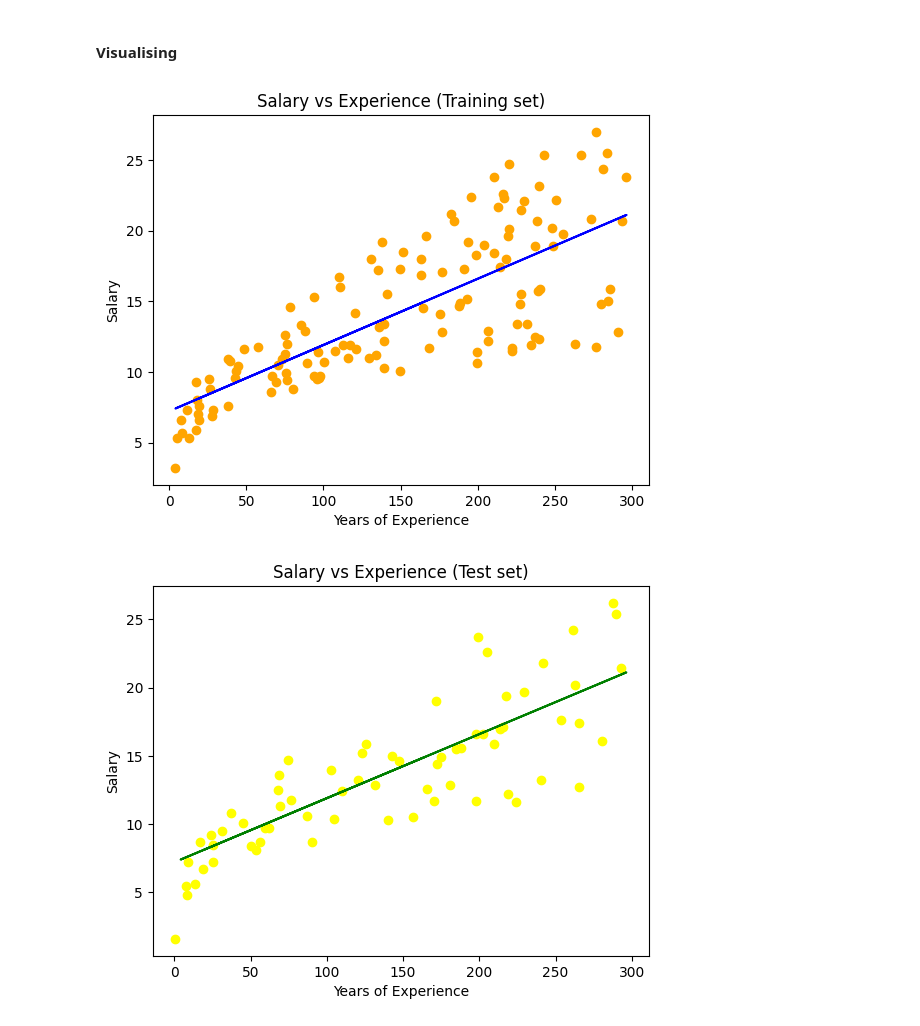
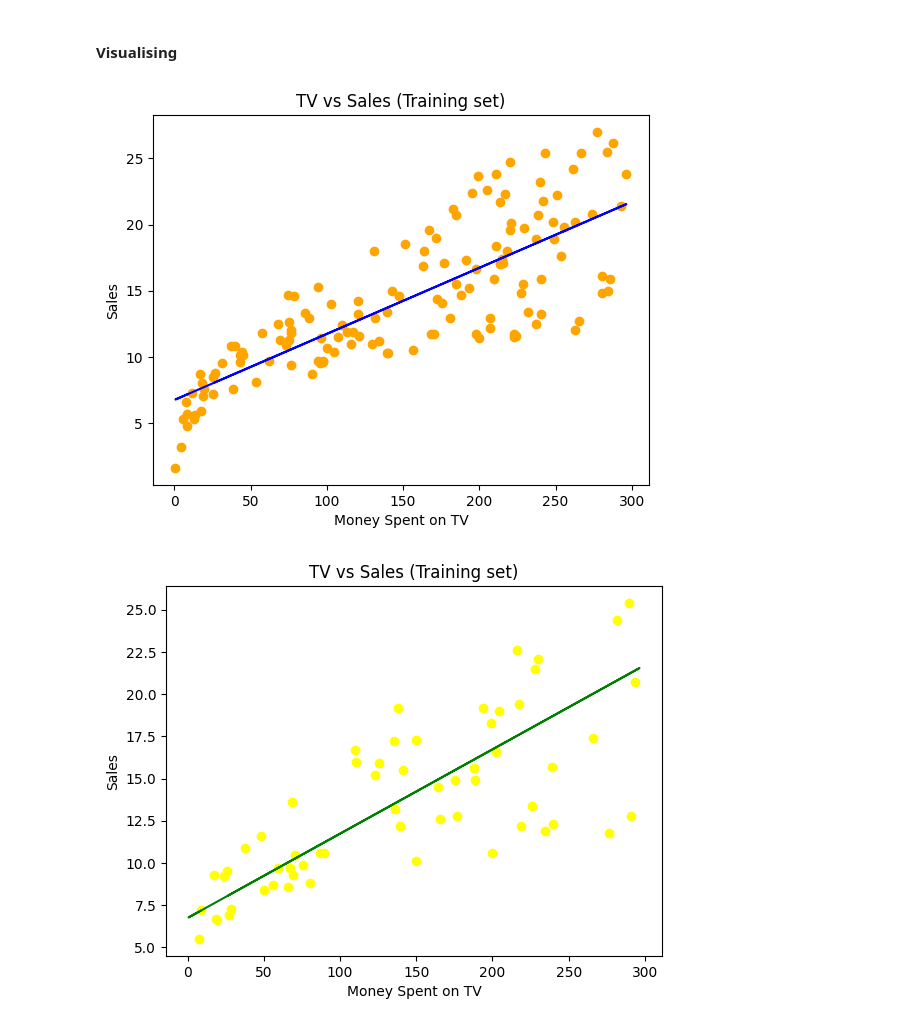
Before and after one commit to ayushjain01/ML-Lab, a Jupyter notebook: Part B/Supervised Learning Algorithms - Simple Linear Regression.ipynb, the cells around one changed output. Saved outputs shown, nothing was run; the diff lists cells and outputs as text; code cells hidden in the pictures.

```diff
--- a/Part B/Supervised Learning Algorithms - Simple Linear Regression.ipynb
+++ b/Part B/Supervised Learning Algorithms - Simple Linear Regression.ipynb
@@ -29,4 +46,6 @@ dataset.head()
 # %%
-X_train,X_test,y_train,y_test = train_test_split(X, y, test_size = 1/3, random_state = 0)
-X_train= X_train.reshape(-1, 1)
-X_test = X_test.reshape(-1, 1)
+X_train,x_test,y_train,y_test=train_test_split(dataset["TV"],dataset["sales"],test_size=0.3)
+X_train = X_train.to_numpy().reshape(-1,1)
+x_test = x_test.to_numpy().reshape(-1,1)
+y_train = y_train.to_numpy().reshape(-1,1)
+y_test = y_test.to_numpy().reshape(-1,1)
@@ -60,21 +84,19 @@ print(y_pred)
 # %%
 plt.scatter(X_train,y_train,color = 'orange')
 plt.plot(X_train, regressor.predict(X_train), color ='blue')
-plt.title('Salary vs Experience (Training set)')
-plt.xlabel('Years of Experience')
-plt.ylabel('Salary')
+plt.title('TV vs Sales (Training set)')
+plt.xlabel('Money Spent on TV')
+plt.ylabel('Sales')
 plt.show()
+plt.scatter(x_test, y_test, color = 'yellow')
+plt.plot(X_train, regressor.predict(X_train), color = 'green')
+plt.title('TV vs Sales (Training set)')
+plt.xlabel('Money Spent on TV')
+plt.ylabel('Sales')
+plt.show()
 # %% [output]
-[figure, old version]
+[figure, new version]
+[figure, added]
-# %%
-plt.scatter(X_test, y_test, color = 'yellow')
-plt.plot(X_train, regressor.predict(X_train), color = 'green')
-plt.title('Salary vs Experience (Test set)')
-plt.xlabel('Years of Experience')
-plt.ylabel('Salary')
-plt.show()
-# %% [output]
-[figure, removed]
 # %%
 mse=mean_squared_error(y_test,y_pred)
 rmse=(mse)**(1/2)
```
Also changed, not shown: parts of 9 cells of this notebook, 8 other files.
